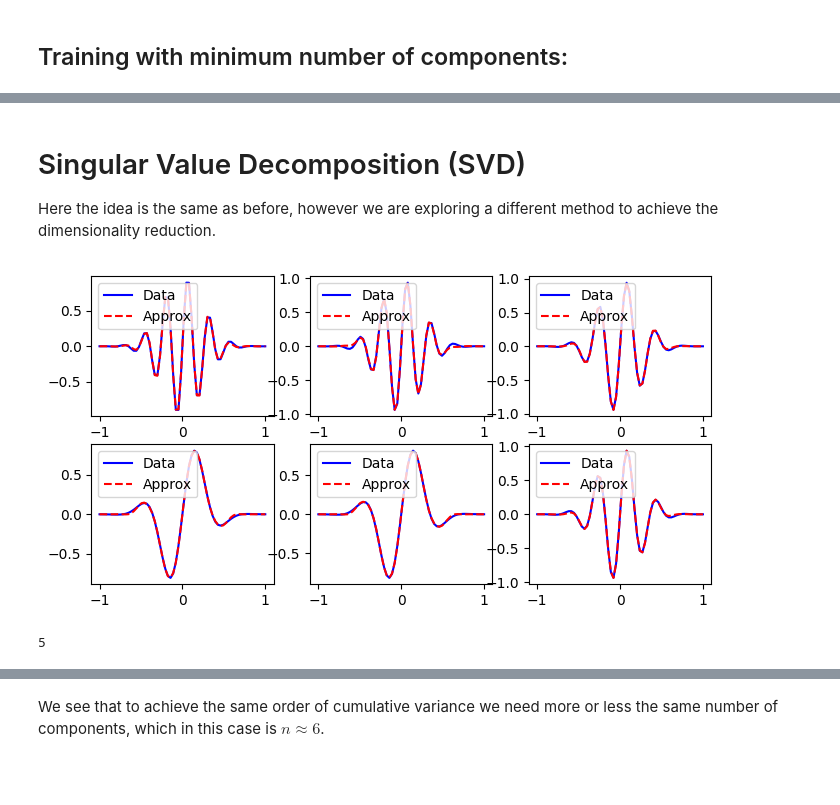
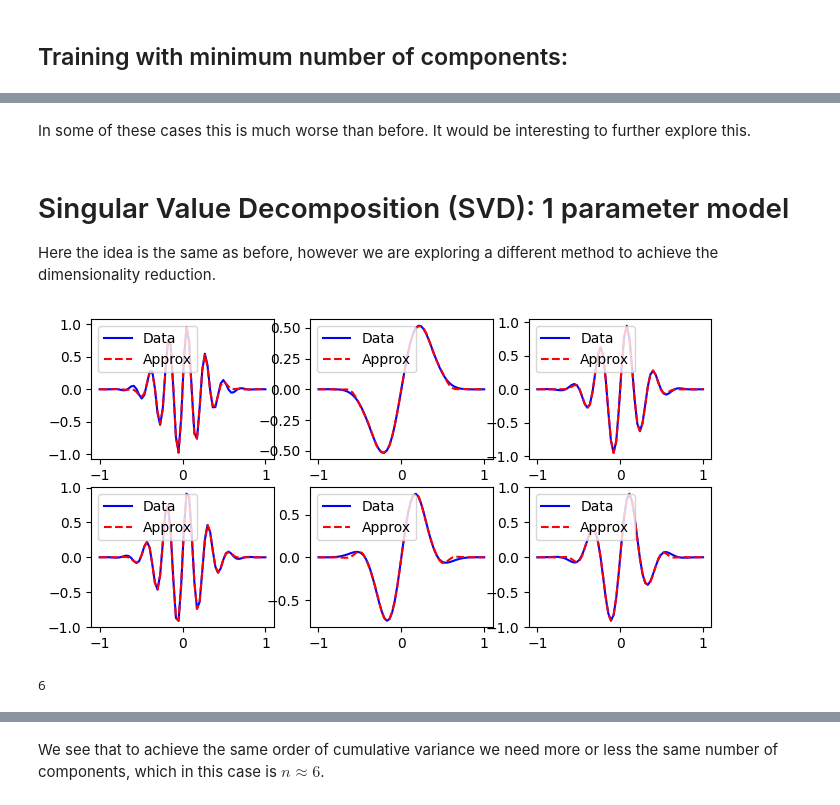
Before and after one commit to guiraposo/ML4Gravity, a Jupyter notebook: ML4Waveforms.ipynb, the cells around one changed output, grey strips where cells are left out. Cells and saved outputs as stored; diff of their text form; code cells hidden in the pictures; blank space fills up the shorter version.

```diff
--- a/ML4Waveforms.ipynb
+++ b/ML4Waveforms.ipynb
@@ -87,6 +106,6 @@ Our goal is to be able to be able to reduce the number of features, but still re
 # %%
 pca = PCA(n_components = 10)
-pca.fit(data_train);
+pca.fit(data_train_1p);
 # %% [markdown]
 ## Testing and visualization
 # %%
@@ -104,7 +123,7 @@ To see this more quantitatively we can perform do a more systematic check and lo
 Let us assume we want to preserve 99% of cumulative variance.
 # %%
 pca = PCA()
-pca.fit(data_train);
+pca.fit(data_train_1p);
 explained_variance_ratio = pca.explained_variance_ratio_
 cumulative_explained_variance = np.cumsum(explained_variance_ratio)
 threshold = 0.99
@@ -128,8 +147,8 @@ The minimum number of components that we need to include to preserver a minimum
 ## Training with minimum number of components:
 # %%
 pca = PCA(n_components = 6)
-pca.fit(data_train);
-encoded = pca.transform(data_test)
+pca.fit(data_train_1p);
+encoded = pca.transform(data_test_1p)
 decoded = pca.inverse_transform(encoded)
-showcase(data_test, decoded)
+showcase(data_test_1p, decoded)
 # %% [output]
@@ -137,19 +212,21 @@ showcase(data_test, decoded)
+# %% [markdown]
+In some of these cases this is much worse than before. It would be interesting to further explore this.
 # %% [markdown]
-# Singular Value Decomposition (SVD)
+# Singular Value Decomposition (SVD): 1 parameter model
 
 Here the idea is the same as before, however we are exploring a different method to achieve the dimensionality reduction.
 # %%
 svd = TruncatedSVD(n_components = 6)
-svd.fit(data_train);
+svd.fit(data_train_1p);
 # %%
-encoded = svd.transform(data_test)
+encoded = svd.transform(data_test_1p)
 decoded = svd.inverse_transform(encoded)
-showcase(data_test, decoded)
+showcase(data_test_1p, decoded)
 # %% [output]
-[figure, old version]
+[figure, new version]
 # %%
 svd = TruncatedSVD(n_components=20)
-svd.fit(data_train);
+svd.fit(data_train_1p);
 
 explained_variance_ratio = svd.explained_variance_ratio_
 cumulative_explained_variance = np.cumsum(explained_variance_ratio)
@@ -157,7 +234,7 @@ threshold = 0.99
 n_components = np.where(cumulative_explained_variance >= threshold)[0][0] + 1
 print(n_components)
 # %% [output]
-5
+6
 # %%
 plt.figure(figsize=(10, 7))
 plt.plot(cumulative_explained_variance, marker='o')
```
Also changed, not shown: parts of 40 cells of this notebook.
